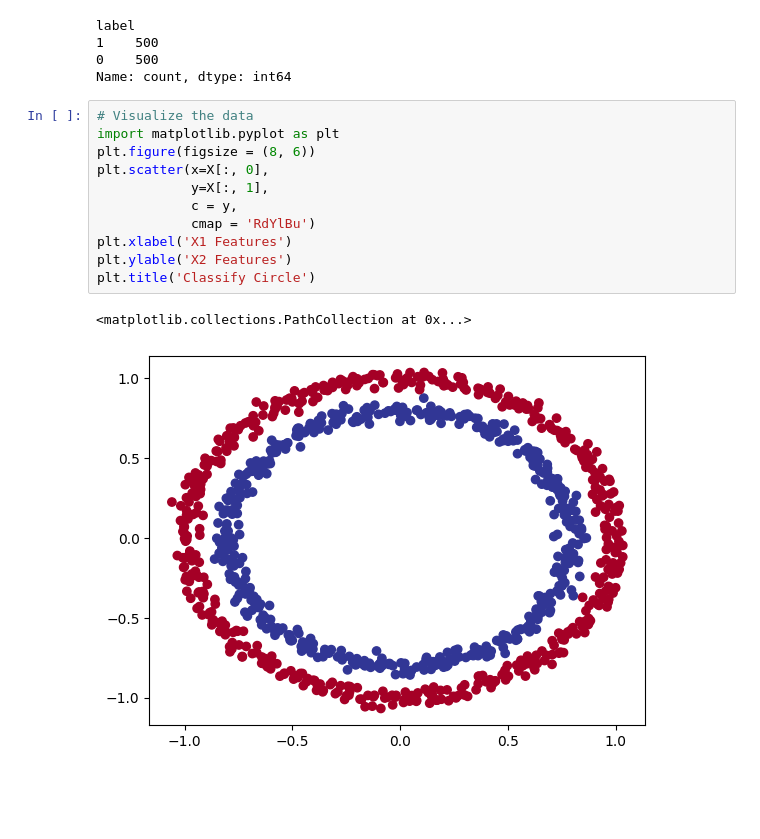
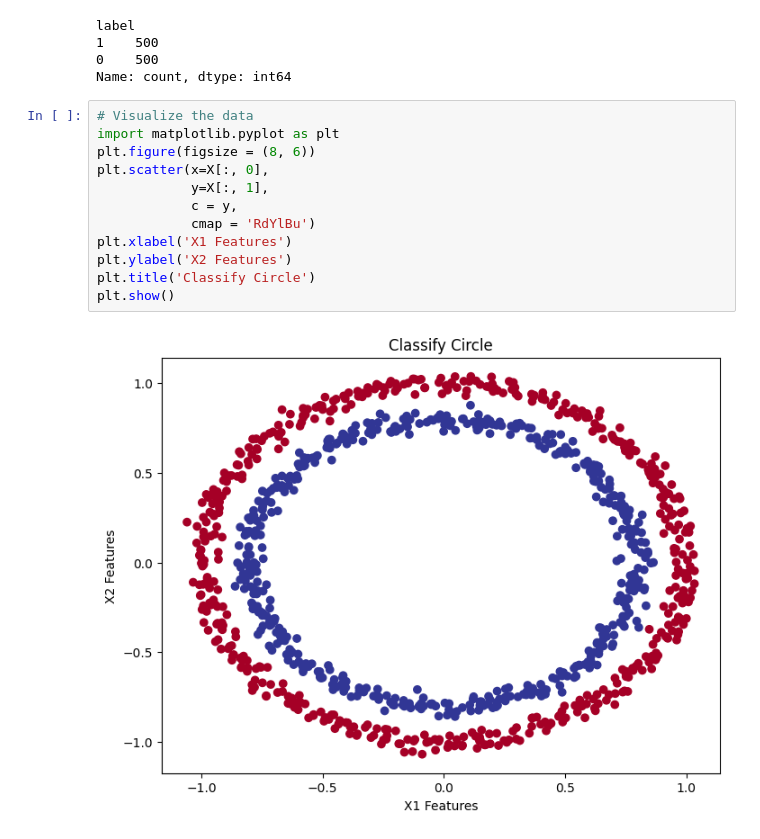
Before and after one commit to hridoynasah/PyTorch-for-Deep-Learning-and-Machine-Learning, a Jupyter notebook: 4. Chapter 2 – Neural Network Classification/learnings/02_pytorch_classification_playground.ipynb, the cells around one changed output. Drawn from its saved outputs; the diff is of its cells as text; blank space fills up the shorter version.

```diff
--- a/4. Chapter 2 – Neural Network Classification/learnings/02_pytorch_classification_playground.ipynb
+++ b/4. Chapter 2 – Neural Network Classification/learnings/02_pytorch_classification_playground.ipynb
@@ -74,14 +74,14 @@ Name: count, dtype: int64
 # %%
 # Visualize the data
 import matplotlib.pyplot as plt
 plt.figure(figsize = (8, 6))
 plt.scatter(x=X[:, 0],
             y=X[:, 1],
             c = y,
             cmap = 'RdYlBu')
 plt.xlabel('X1 Features')
-plt.ylable('X2 Features')
+plt.ylabel('X2 Features')
 plt.title('Classify Circle')
+plt.show()
 # %% [output]
-<matplotlib.collections.PathCollection at 0x...>
-[figure, old version]
+[figure, new version]
```
